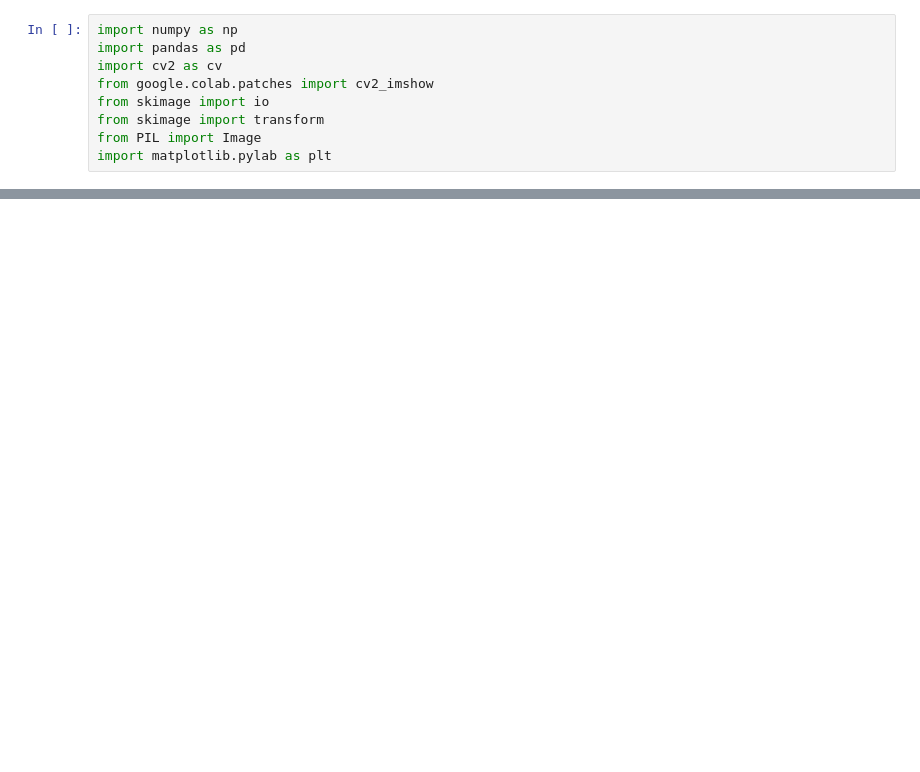
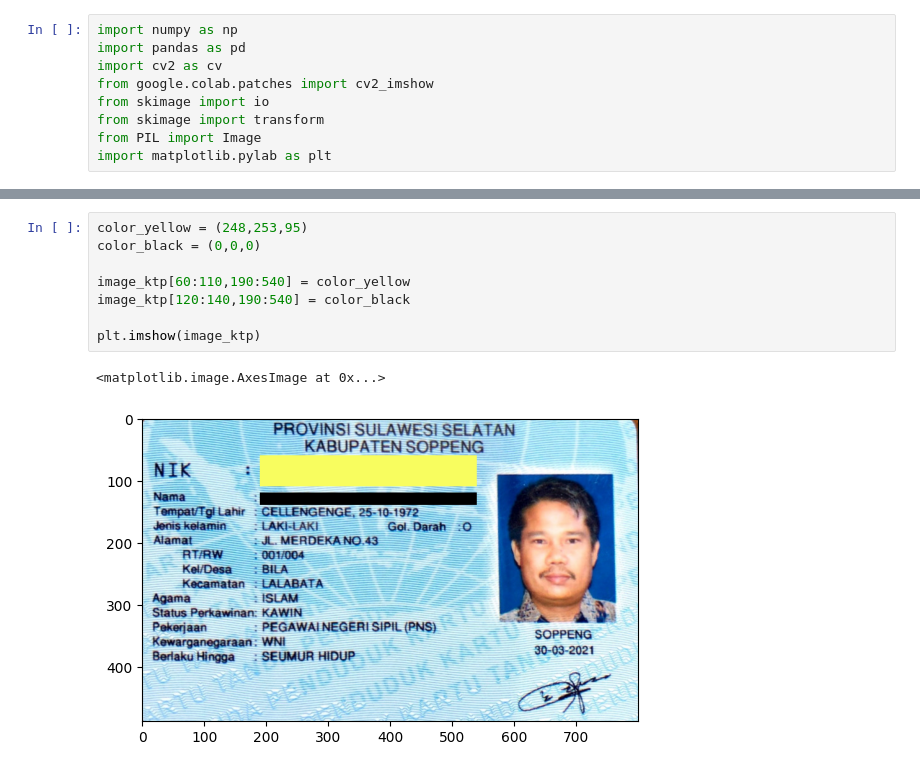
Before and after one commit to gabrieldimas/pcvk-study-2023, a Jupyter notebook: Week1.ipynb, the cells around one changed output, grey strips where cells are left out. Drawn from its saved outputs; the diff is of its cells as text; blank space fills up the shorter version.

```diff
--- a/Week1.ipynb
+++ b/Week1.ipynb
@@ -73,0 +171,11 @@ cv2_imshow(final_frame)
+# %%
+color_yellow = (248,253,95)
+color_black = (0,0,0)
+
+image_ktp[60:110,190:540] = color_yellow
+image_ktp[120:140,190:540] = color_black
+
+plt.imshow(image_ktp)
+# %% [output]
+<matplotlib.image.AxesImage at 0x...>
+[figure, added]
```
Also changed, not shown: parts of 13 cells of this notebook.
